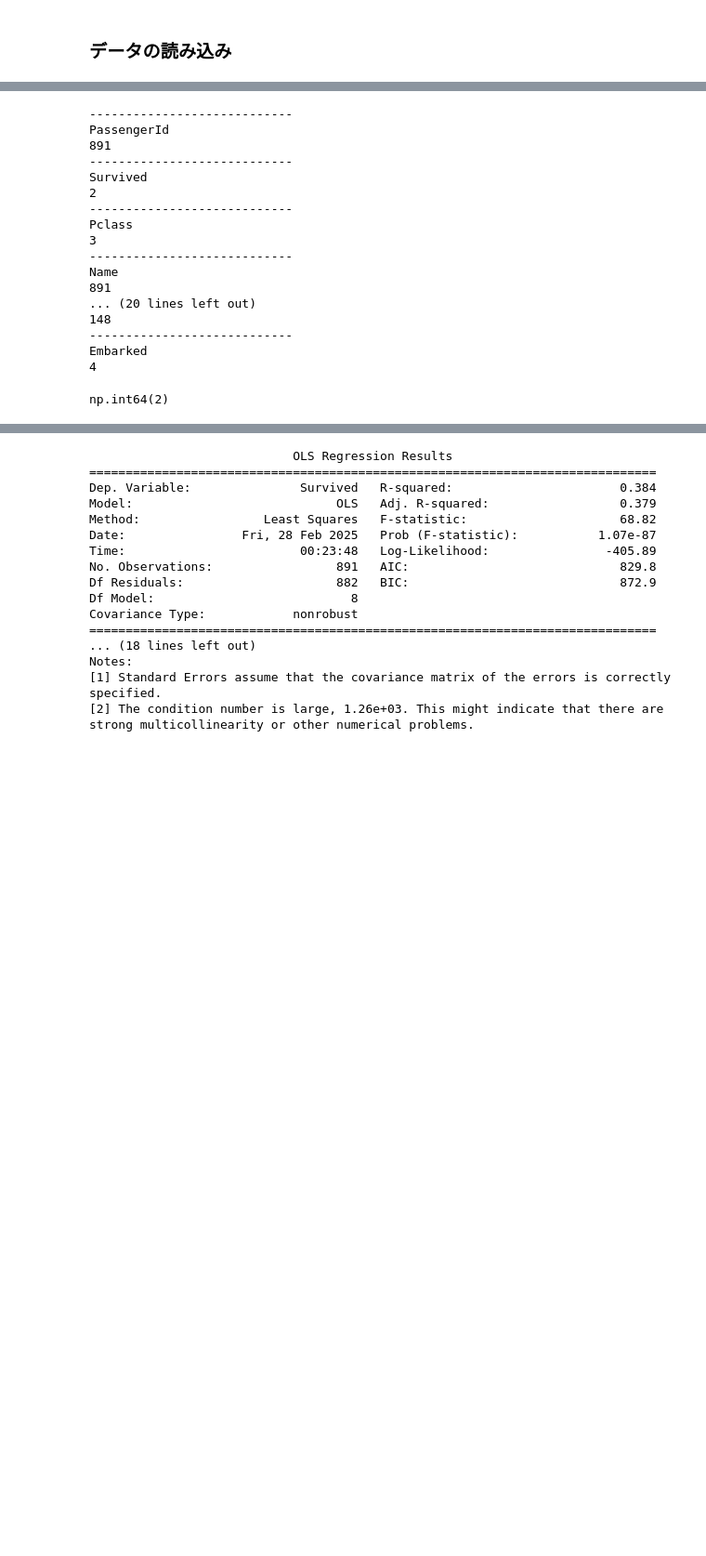
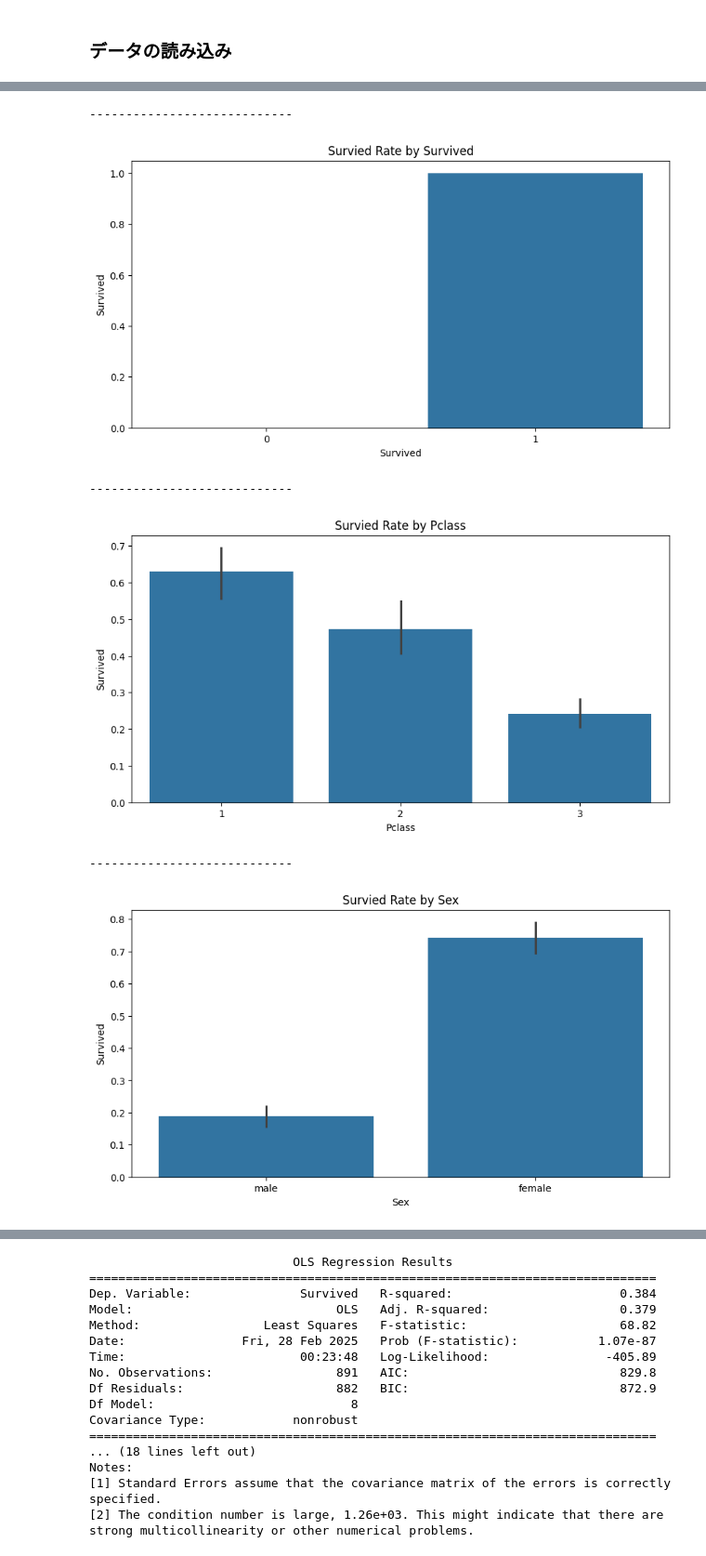
Before and after one commit to snrnapa/kaggle-titanic, a Jupyter notebook: titanic.ipynb, the cells around one changed output, grey strips where cells are left out. Shown: that part at 93% size. Saved outputs shown, nothing was run; the diff lists cells and outputs as text; code cells hidden in the pictures; blank space fills up the shorter version.

```diff
--- a/titanic.ipynb
+++ b/titanic.ipynb
@@ -13,3 +15,15 @@ import os
+# %%
+def plot_bar(x_df: pd.Series , y_df:pd.Series):
+    if len(x_df.drop_duplicates()) > 100:
+        return
+    col_name  : str = x_df.name
+    if len(x_df.drop_duplicates()) >30:
+        plt.figure(figsize=(60 , 10))
+    else:
+        plt.figure(figsize=(10,5))
+    sns.barplot(x=x_df.sort_values() , y=y_df )
+    plt.title(f"Survied Rate by {col_name}")
+    plt.show()
 # %% [markdown]
 ### データの読み込み
 # %%
@@ -18,9 +32,7 @@ train_df = pd.read_csv("input/train.csv")
 test_df = pd.read_csv("input/test.csv")
 train_df.info()
 # sns.barplot(x=train_df["Sex"] , y=train_df["Survived"] )
-train_df["Age"] = train_df["Age"].fillna(0)
-train_df["Cabin"] = train_df["Cabin"].fillna("")
-train_df["Embarked"] = train_df["Embarked"].fillna("")
+train_df.head()
 # %% [output]
 <class 'pandas.core.frame.DataFrame'>
 RangeIndex: 891 entries, 0 to 890
@@ -45,36 +62,20 @@ memory usage: 83.7+ KB
 # %%
 # train_df.value_counts()
 
 all_col_map = {}
 target_col_map = {}
-train_cols_list = train_df.columns.to_list()
+dummie_col_list = []
+train_cols_list : list = train_df.columns.to_list()
 for col in train_cols_list:
+    if len(train_df[col].drop_duplicates()) > 100:
+        continue
     print("----------------------------")
-    unique_record = train_df[col].drop_duplicates()
-    all_col_map[col] = unique_record.count()
-    print(col)
-    print(train_df[col].drop_duplicates().count())
-
-    if(unique_record.count() < 100):
-        target_col_map[col] = unique_record.count()
-
-target_col_map.pop("Survived" , None)
+    plot_bar(x_df=train_df[col] , y_df=train_df["Survived"])
+    dummie_col_list.append(col)
 # %% [output]
 ----------------------------
-PassengerId
-891
-----------------------------
-Survived
-2
-----------------------------
-Pclass
-3
-----------------------------
-Name
-891
-... (20 lines left out)
-148
-----------------------------
-Embarked
-4
+[figure, added]
-np.int64(2)
+----------------------------
+[figure, added]
+----------------------------
+[figure, added]
```
Also changed, not shown: parts of 11 cells of this notebook.
